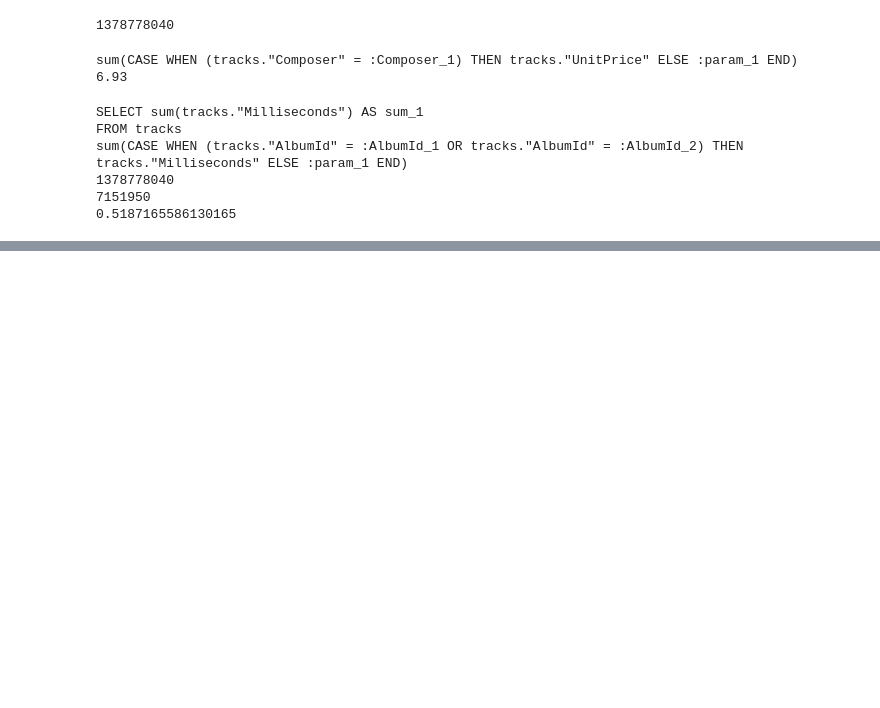
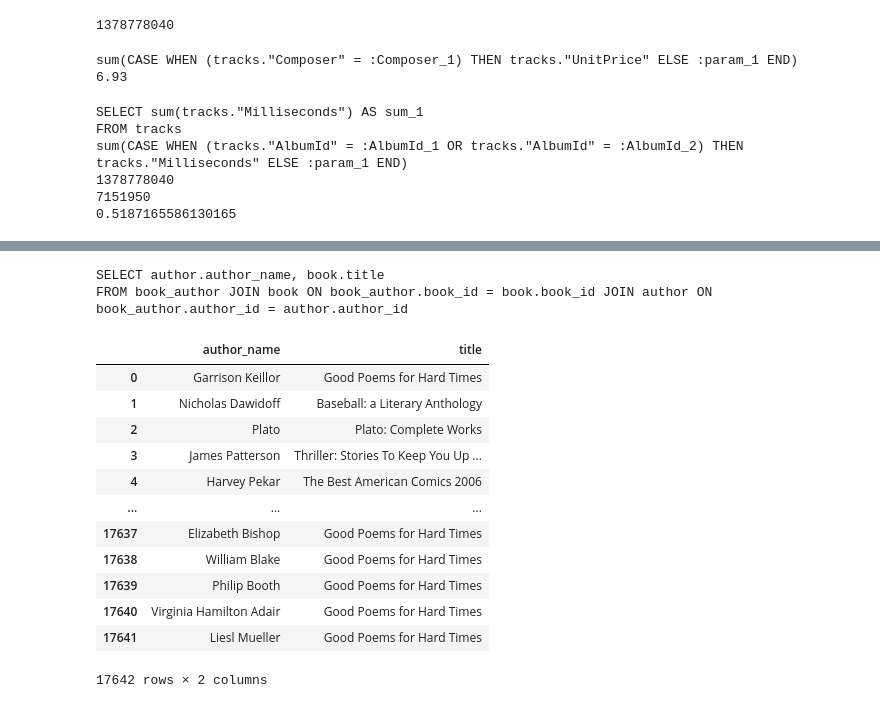
Before and after one commit to data-to-insight/D2I-Jupyter-Notebook-Tools, a Jupyter notebook: SQL_training/SQLtutorial.ipynb, the cells around one changed output, grey strips where cells are left out. Saved outputs shown, nothing was run; the diff lists cells and outputs as text; code cells hidden in the pictures; blank space fills up the shorter version.

```diff
--- a/SQL_training/SQLtutorial.ipynb
+++ b/SQL_training/SQLtutorial.ipynb
@@ -206,0 +268,32 @@ sum(CASE WHEN (tracks."AlbumId" = :AlbumId_1 OR tracks."AlbumId" = :AlbumId_2) T
+# %%
+with engine_gravity.connect() as con:
+    #statement = select(author.columns.author_name, book.columns.title)
+    #statement = statement.select_from(
+    #    author.join(book_author, author.columns.author_id == book_author.columns.author_id)).join(book_author, book.columns.book_id == book_author.columns.book_id)
+    statement = select(author.columns.author_name, book.columns.title)
+    statement = statement.select_from(
+        book_author.join(book, book_author.columns.book_id == book.columns.book_id)).join(author, book_author.columns.author_id == author.columns.author_id)
+    print(statement)
+    results = con.execute(statement).fetchall()
+
+
+
+
+df = pd.DataFrame(results)
+df
+# %% [output]
+SELECT author.author_name, book.title
+FROM book_author JOIN book ON book_author.book_id = book.book_id JOIN author ON book_author.author_id = author.author_id
+|  | author_name | title |
+| 0 | Garrison Keillor | Good Poems for Hard Times |
+| 1 | Nicholas Dawidoff | Baseball: a Literary Anthology |
+| 2 | Plato | Plato: Complete Works |
+| 3 | James Patterson | Thriller: Stories To Keep You Up ... |
+| 4 | Harvey Pekar | The Best American Comics 2006 |
+| ... | ... | ... |
+| 17637 | Elizabeth Bishop | Good Poems for Hard Times |
+| 17638 | William Blake | Good Poems for Hard Times |
+| 17639 | Philip Booth | Good Poems for Hard Times |
+| 17640 | Virginia Hamilton Adair | Good Poems for Hard Times |
+| 17641 | Liesl Mueller | Good Poems for Hard Times |
+17642 rows × 2 columns
```
Also changed, not shown: parts of 5 cells of this notebook.
